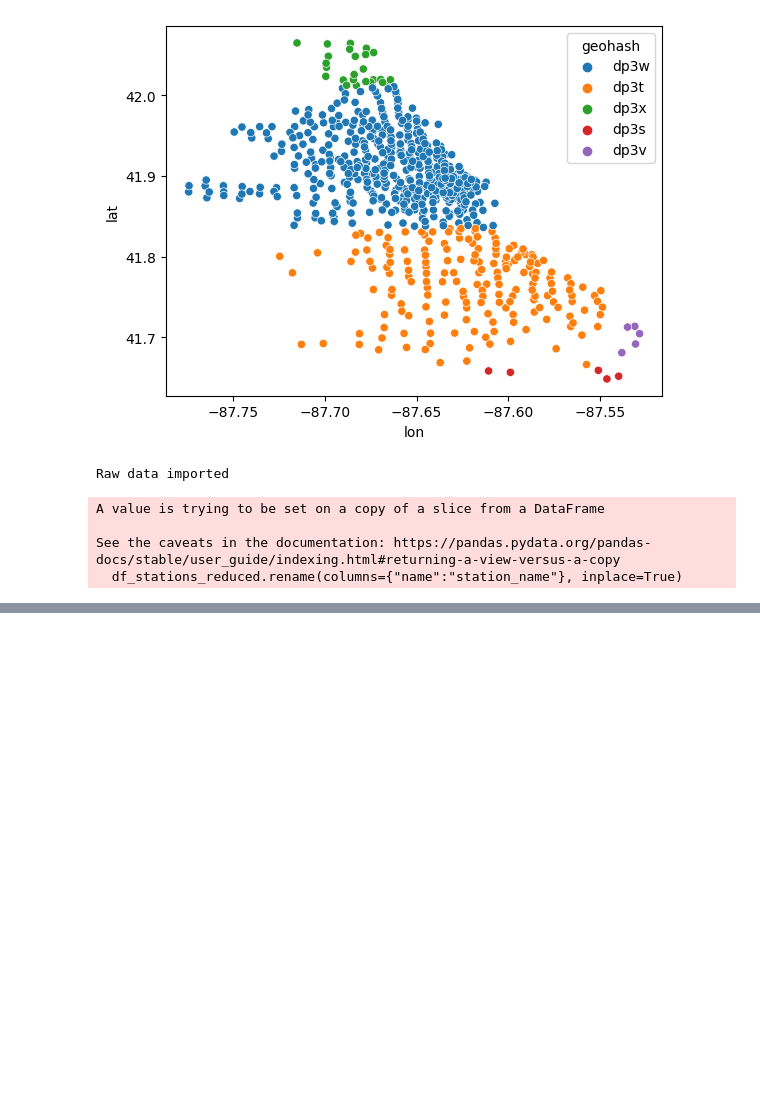
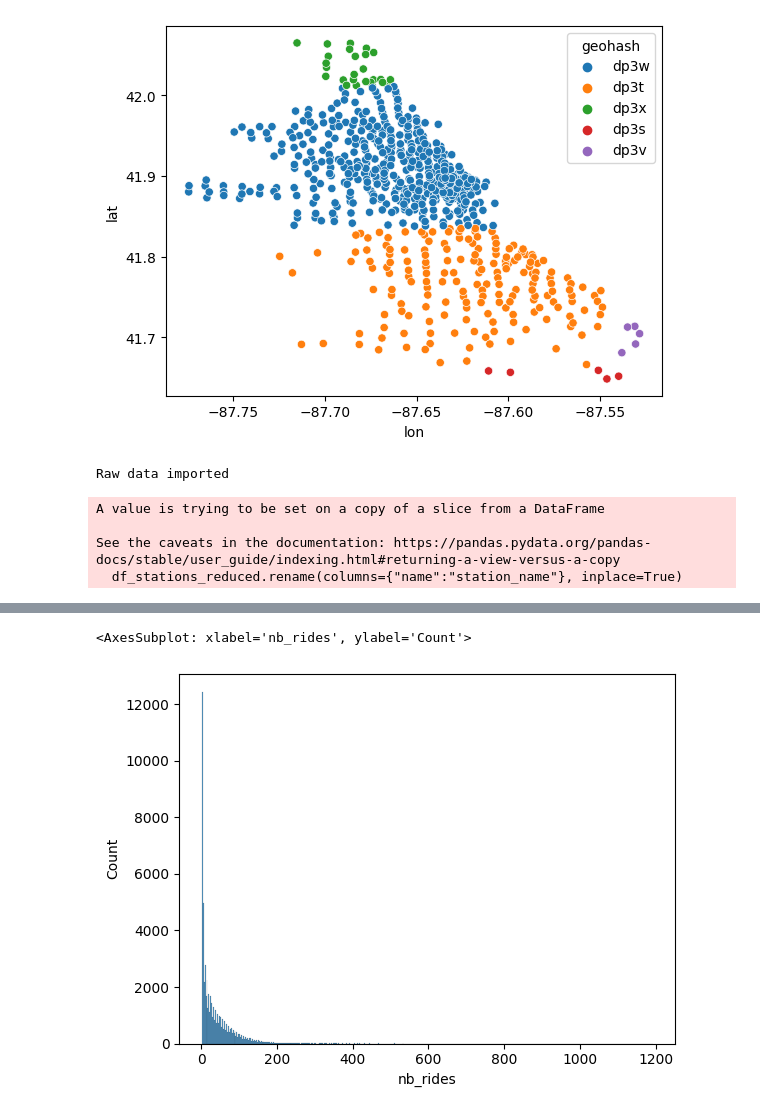
Before and after one commit to G-Dolle/DIVVY_BIKE, a Jupyter notebook: notebooks/desc_stats.ipynb, the cells around one changed output, grey strips where cells are left out. Drawn from its saved outputs; the diff is of its cells as text; code cells hidden in the pictures; blank space fills up the shorter version.

```diff
--- a/notebooks/desc_stats.ipynb
+++ b/notebooks/desc_stats.ipynb
@@ -147,0 +158,2 @@ raw_divvy_df.head(2)
+# %%
+raw_divvy_df_filtered = raw_divvy_df_filtered.drop(columns=["end_station_name","end_station_id","ended_at", "member_casual","hourly_data_ended"], axis=1)
@@ -147,0 +166,2 @@ raw_divvy_df.head(2)
+# %%
+raw_divvy_df_filtered['day'] = raw_divvy_df_filtered.hourly_data_started.dt.date
@@ -147,0 +174,3 @@ raw_divvy_df.head(2)
+# %%
+raw_divvy_df_fil_red = raw_divvy_df_filtered[["day","start_station_name"]]
+raw_divvy_df_fil_red["nb_rides"]=1
@@ -147,0 +182,3 @@ raw_divvy_df.head(2)
+# %%
+test_df = raw_divvy_df_fil_red.groupby(by=["start_station_name","day"])["nb_rides"].sum().reset_index()
+test_df
@@ -148,3 +211,8 @@ raw_divvy_df.head(2)
+# %%
+sns.histplot(test_df.nb_rides)
+# %% [output]
+<AxesSubplot: xlabel='nb_rides', ylabel='Count'>
+[figure, added]
 # %%
 station_df_reduced=station_df[["name","lat","lon"]]
 station_df_reduced.rename(columns={"name":"station_name"}, inplace=True)
```
Also changed, not shown: parts of 29 cells of this notebook, 5 other files.
